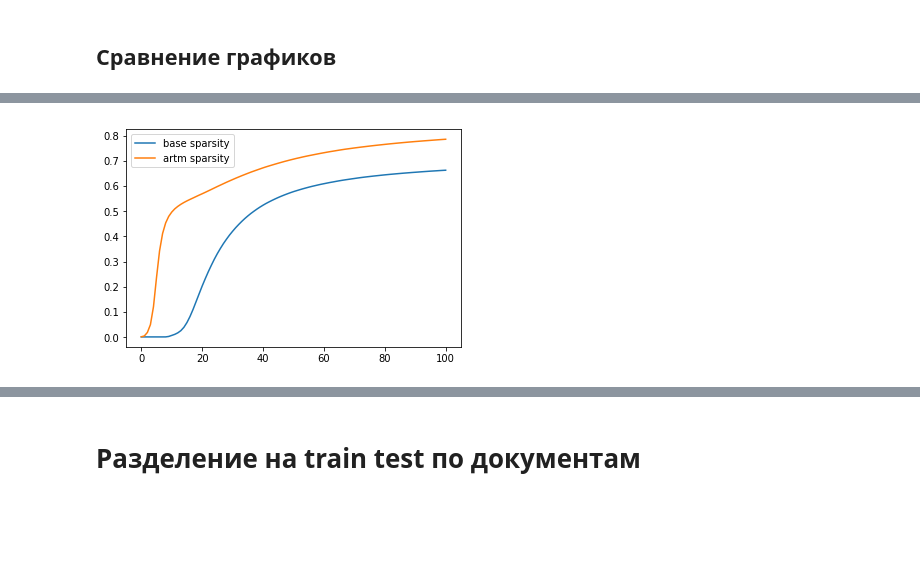
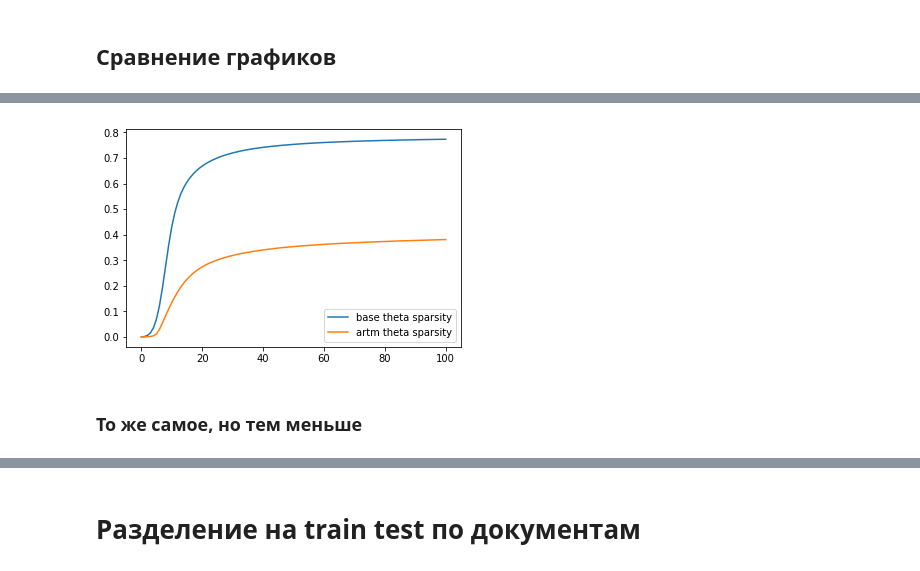
Before and after one commit to ilirhin/Diploma, a Jupyter notebook: Sources/CustomFunctionFastOptimization.ipynb, the cells around one changed output, grey strips where cells are left out. Saved outputs shown, nothing was run; the diff lists cells and outputs as text; code cells hidden in the pictures; blank space fills up the shorter version.

```diff
--- a/Sources/CustomFunctionFastOptimization.ipynb
+++ b/Sources/CustomFunctionFastOptimization.ipynb
@@ -1622,6 +1622,7 @@ T = 15
 base_train_perplexities = []
 base_test_perplexities = []
 base_sparsities = []
+base_theta_sparsities = []
 base_topic_correlations = []
 base_avg_top5_pmis = []
 base_avg_top10_pmis = []
@@ -1632,6 +1633,7 @@ for seed in xrange(30):
     train_perplexity = []
     test_perplexity = []
     sparsity = []
+    theta_sparsity = []
     topic_correlation = []
     avg_top5_pmi = []
     avg_top10_pmi = []
@@ -1659,6 +1661,7 @@ for seed in xrange(30):
         test_perplexity.append(_test_perplexity(phi, theta))
         topic_correlation.append(artm_calc_topic_correlation(phi))
         sparsity.append(1. * np.sum(phi < 1e-20) / np.sum(phi >= 0))
+        theta_sparsity.append(1. * np.sum(theta < 0.01) / np.sum(theta >= 0))
         avg_top5_pmi.append(_top5_pmi(phi))
         avg_top10_pmi.append(_top10_pmi(phi))
         avg_top20_pmi.append(_top20_pmi(phi))
@@ -1677,6 +1680,7 @@ for seed in xrange(30):
     base_train_perplexities.append(train_perplexity)
     base_test_perplexities.append(test_perplexity)
     base_sparsities.append(sparsity)
+    base_theta_sparsities.append(theta_sparsity)
     base_topic_correlations.append(topic_correlation)
     base_avg_top5_pmis.append(avg_top5_pmi)
     base_avg_top10_pmis.append(avg_top10_pmi)
@@ -1722,6 +1738,7 @@ T = 15
 artm_train_perplexities = []
 artm_test_perplexities = []
 artm_sparsities = []
+artm_theta_sparsities = []
 artm_topic_correlations = []
 artm_avg_top5_pmis = []
 artm_avg_top10_pmis = []
@@ -1732,6 +1749,7 @@ for seed in xrange(30):
     train_perplexity = []
     test_perplexity = []
     sparsity = []
+    theta_sparsity = []
     topic_correlation = []
     avg_top5_pmi = []
     avg_top10_pmi = []
@@ -1759,6 +1777,7 @@ for seed in xrange(30):
         test_perplexity.append(_test_perplexity(phi, theta))
         topic_correlation.append(artm_calc_topic_correlation(phi))
         sparsity.append(1. * np.sum(phi < 1e-20) / np.sum(phi >= 0))
+        theta_sparsity.append(1. * np.sum(theta < 0.01) / np.sum(theta >= 0))
         avg_top5_pmi.append(_top5_pmi(phi))
         avg_top10_pmi.append(_top10_pmi(phi))
         avg_top20_pmi.append(_top20_pmi(phi))
@@ -1775,6 +1794,7 @@ for seed in xrange(30):
     artm_train_perplexities.append(train_perplexity)
     artm_test_perplexities.append(test_perplexity)
     artm_sparsities.append(sparsity)
+    artm_theta_sparsities.append(theta_sparsity)
     artm_topic_correlations.append(topic_correlation)
     artm_avg_top5_pmis.append(avg_top5_pmi)
     artm_avg_top10_pmis.append(avg_top10_pmi)
@@ -1848,7 +1915,9 @@ plt.show()
 # %%
-plt.plot(range(101), np.mean(base_sparsities, axis=0))
-plt.plot(range(101), np.mean(artm_sparsities, axis=0))
-plt.legend(['base sparsity', 'artm sparsity'])
+plt.plot(range(101), np.mean(base_theta_sparsities, axis=0))
+plt.plot(range(101), np.mean(artm_theta_sparsities, axis=0))
+plt.legend(['base theta sparsity', 'artm theta sparsity'])
 plt.show()
 # %% [output]
-[figure, old version]
+[figure, new version]
+# %% [markdown]
+### То же самое, но тем меньше
```
Also changed, not shown: parts of 32 cells of this notebook.
